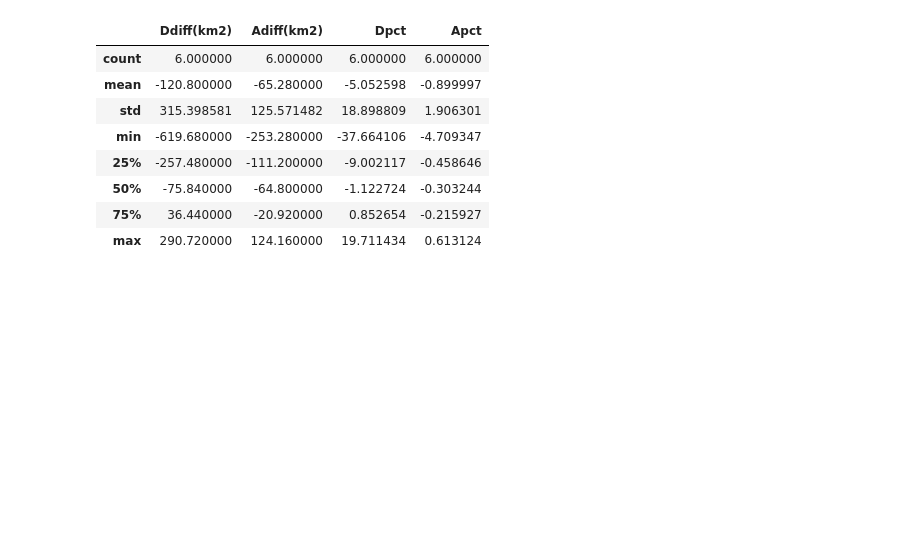
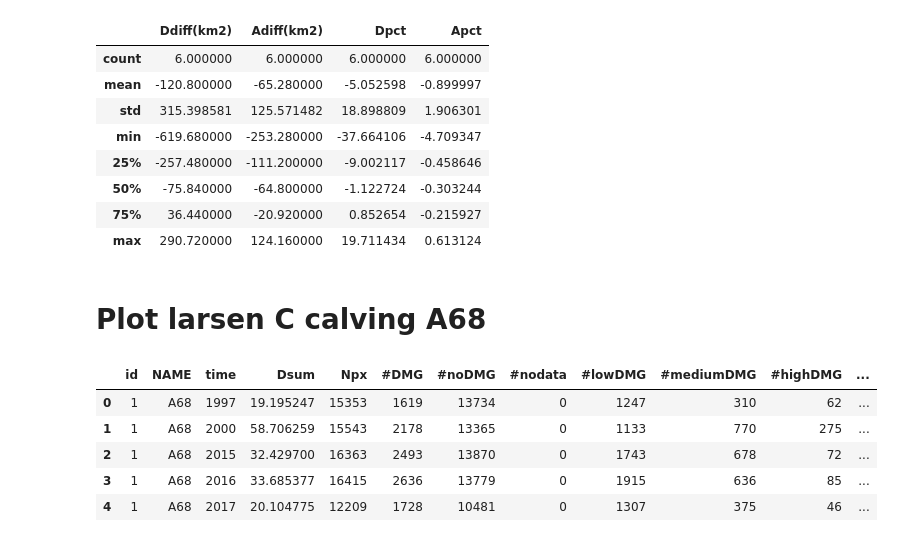
Before and after one commit to mizeboud/antarctic-damage-change, a Jupyter notebook: notebooks/plot_aggregate_dmg_iceshelves_timeseries.ipynb, the cells around one changed output. Drawn from its saved outputs; the diff is of its cells as text; code cells hidden in the pictures; blank space fills up the shorter version.

```diff
--- a/notebooks/plot_aggregate_dmg_iceshelves_timeseries.ipynb
+++ b/notebooks/plot_aggregate_dmg_iceshelves_timeseries.ipynb
@@ -1033,3 +1033,5 @@ df_sec_tmp[['Ddiff(km2)','Adiff(km2)','Dpct','Apct']].describe()
 | 50% | -75.840000 | -64.800000 | -1.122724 | -0.303244 |
 | 75% | 36.440000 | -20.920000 | 0.852654 | -0.215927 |
 | max | 290.720000 | 124.160000 | 19.711434 | 0.613124 |
+# %% [markdown]
+# Plot larsen C calving A68
@@ -1035,0 +1101,9 @@ df_sec_tmp[['Ddiff(km2)','Adiff(km2)','Dpct','Apct']].describe()
+# %%
+df_nerd.head()
+# %% [output]
+|  | id | NAME | time | Dsum | Npx | #DMG | #noDMG | #nodata | #lowDMG | #mediumDMG | #highDMG | ... |
+| 0 | 1 | A68 | 1997 | 19.195247 | 15353 | 1619 | 13734 | 0 | 1247 | 310 | 62 | ... |
+| 1 | 1 | A68 | 2000 | 58.706259 | 15543 | 2178 | 13365 | 0 | 1133 | 770 | 275 | ... |
+| 2 | 1 | A68 | 2015 | 32.429700 | 16363 | 2493 | 13870 | 0 | 1743 | 678 | 72 | ... |
+| 3 | 1 | A68 | 2016 | 33.685377 | 16415 | 2636 | 13779 | 0 | 1915 | 636 | 85 | ... |
+| 4 | 1 | A68 | 2017 | 20.104775 | 12209 | 1728 | 10481 | 0 | 1307 | 375 | 46 | ... |
```
Also changed, not shown: parts of 2 cells of this notebook.
